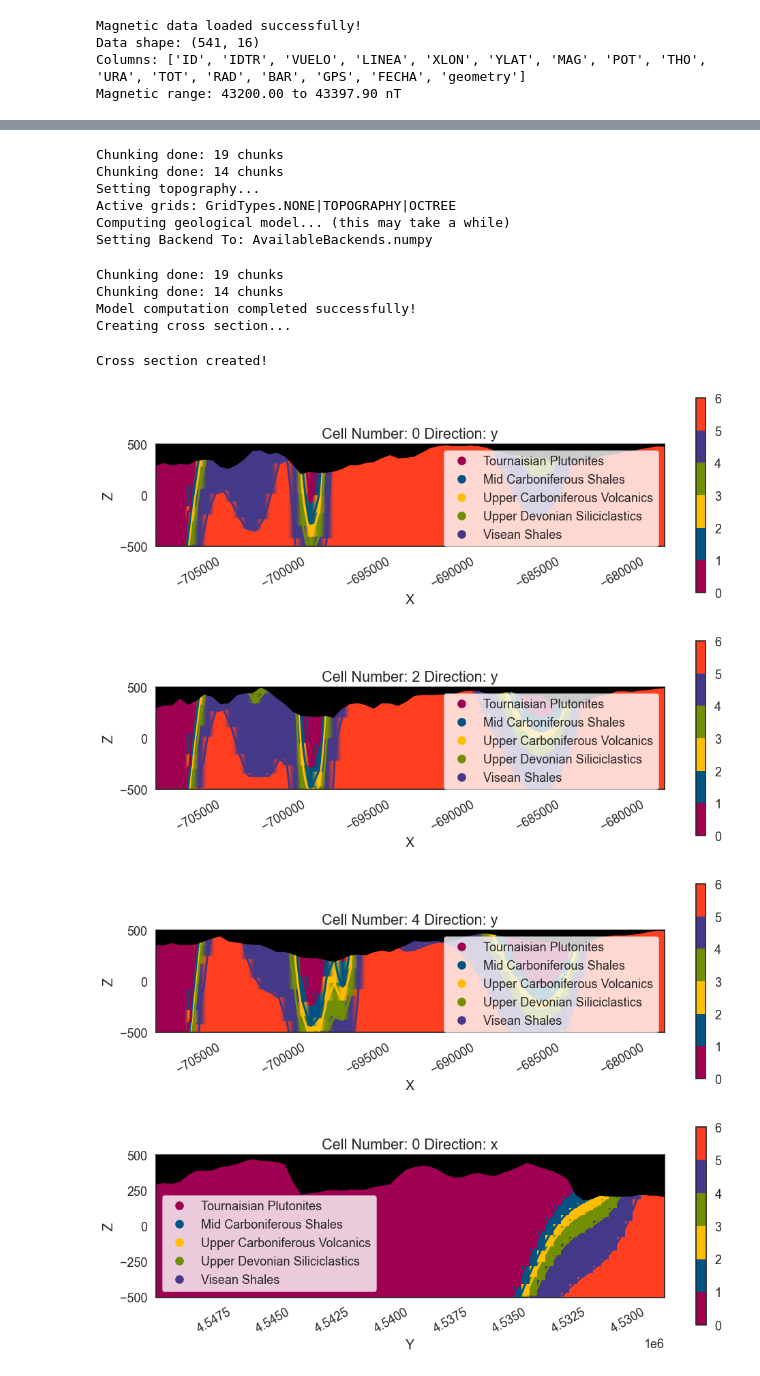
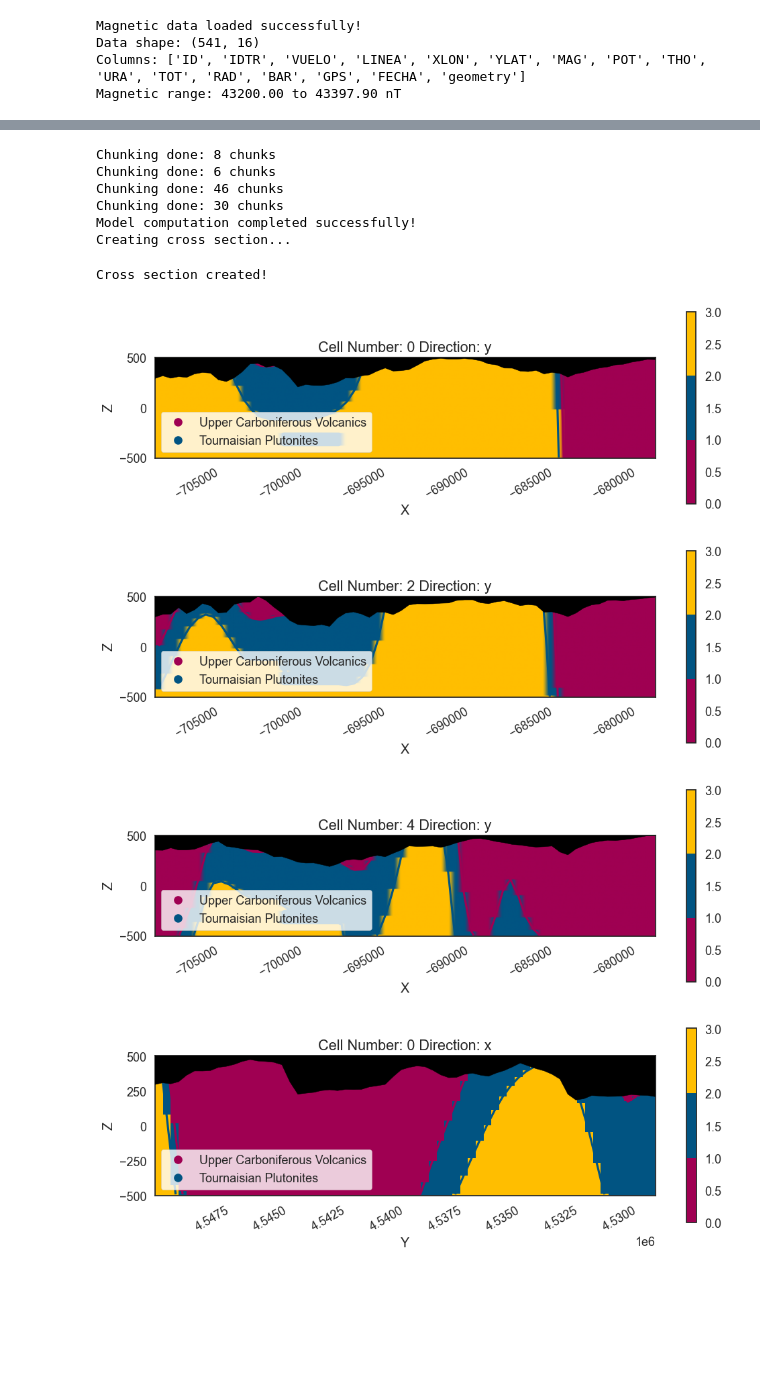
Before and after one commit to terranigma-solutions/Mineye-Terranigma, a Jupyter notebook: GeoModel/gempyModel.ipynb, the cells around one changed output, grey strips where cells are left out. Drawn from its saved outputs; the diff is of its cells as text; code cells hidden in the pictures; blank space fills up the shorter version.

Commit message:
Creation of different datasets and models

```diff
--- a/GeoModel/gempyModel.ipynb
+++ b/GeoModel/gempyModel.ipynb
@@ -878,6 +876,10 @@ Sampled orientations shape: (4, 8)
 import gempy as gp
 import gempy_engine
 import os
+import pandas as pd
+import HelperMethods
+
+BASE_DIR = os.getcwd()
 
 # 1. Initialize model
 top_right = (-678192, 4549947)
@@ -886,20 +888,29 @@ bottom_left = (-706792, 4528453)
 top_left = (-707522, 4548927)
 
 # Calculate bounding box of the area of interest
+path_to_data = r"C:\Users\mrcon\OneDrive\Data B\School\GP2\Internship\Mineye\GIS\Tharsis\Output\formationinputpoints.csv"
+points_df = pd.read_csv(path_to_data, encoding='latin1', engine='python')
 min_x = min(top_left[0], bottom_left[0])
 max_x = max(top_right[0], bottom_right[0])
 min_y = min(bottom_left[1], bottom_right[1])
 max_y = max(top_left[1], top_right[1])
 max_z = points_df['Z'].max()
 nx = ny = nz = 64  # Define grid resolution
+model_depth = -500
 
 geo_model = gp.create_geomodel(
     project_name='AOI',
     extent=[min_x, max_x, max_y, min_y, model_depth, max_z],
     refinement=6,
     importer_helper=gp.data.ImporterHelper(
-        path_to_orientations=os.path.join(BASE_DIR, "sampled_orientationinputpoints2.csv"),
-        path_to_surface_points=os.path.join(BASE_DIR, "sampled_formationinputpoints.csv"),
+        # path_to_orientations=os.path.join(BASE_DIR, "sampled_orientationinputpoints3.csv"),
+        # path_to_surface_points=os.path.join(BASE_DIR, "sampled_formationinputpoints4.csv"),
+        #.....
+        # path_to_orientations=os.path.join(BASE_DIR, "sampled_orientationinputpoints5.csv"),
+        # path_to_surface_points=os.path.join(BASE_DIR, "sampled_formationinputpoints5.csv"),
+        #.....
+        path_to_orientations=os.path.join(BASE_DIR, "sampled_orientationinputpoints8.csv"),
+        path_to_surface_points=os.path.join(BASE_DIR, "sampled_formationinputpoints8.csv"),
     )
 )
 
@@ -956,6 +967,7 @@ import gempy_viewer as gpv
 
 # Set topography from processed file
 print("Setting topography...")
+path_to_topography_reduced = os.path.join(data_dir, 'topo_reduced_sf0.1.tif')
 gp.set_topography_from_file(grid=geo_model.grid, filepath=path_to_topography_reduced)
 
 # Compute the geological model
@@ -965,6 +977,7 @@ gempy_model = gp.compute_model(geo_model)
 print("Model computation completed successfully!")
 
 # Create cross sections if enabled
+
 threading.Thread(target=HelperMethods.plot_3d_async, args=(geo_model,)).start()
 if trigger_create_cross_section:
     print("Creating cross section...")
@@ -984,16 +1000,12 @@ Upper_Carboniferous_Volcanics element not found, skipping volcanics group
 Setting Backend To: AvailableBackends.numpy
-Chunking done: 19 chunks
-Chunking done: 14 chunks
-Setting topography...
-Active grids: GridTypes.NONE|TOPOGRAPHY|OCTREE
-Computing geological model... (this may take a while)
-Setting Backend To: AvailableBackends.numpy
+Chunking done: 8 chunks
+Chunking done: 6 chunks
+Chunking done: 46 chunks
+Chunking done: 30 chunks
+Model computation completed successfully!
+Creating cross section...
-Chunking done: 19 chunks
-Chunking done: 14 chunks
-Model computation completed successfully!
-Creating cross section...
+Cross section created!
-Cross section created!
-[figure, old version]
+[figure, new version]
-[figure, old version]
+[figure, new version]
-[figure, old version]
+[figure, new version]
-[figure, old version]
+[figure, new version]
```
Also changed, not shown: parts of 3 cells of this notebook, 13 other files.
